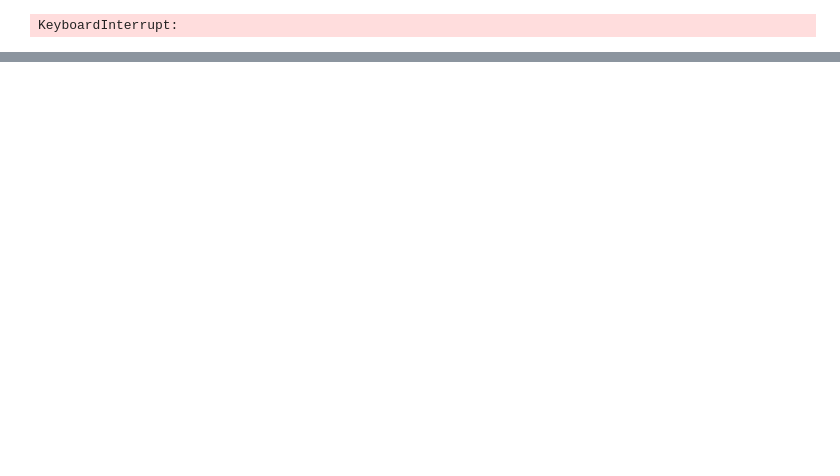
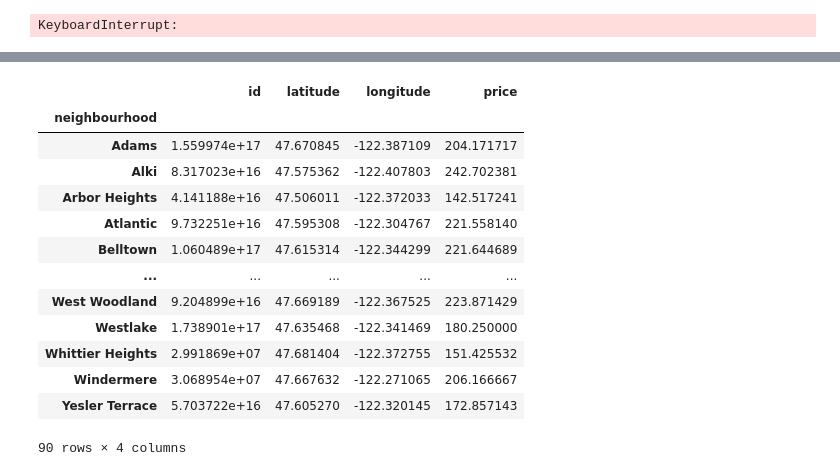
Before and after one commit to tweatherfordk/Linear-Regression-Housing-Model, a Jupyter notebook: Trystan/Airbnb_EDA_and_Cleaning.ipynb, the cells around one changed output, grey strips where cells are left out. Saved outputs shown, nothing was run; the diff lists cells and outputs as text; code cells hidden in the pictures; blank space fills up the shorter version.

```diff
--- a/Trystan/Airbnb_EDA_and_Cleaning.ipynb
+++ b/Trystan/Airbnb_EDA_and_Cleaning.ipynb
@@ -165 +331,19 @@ See the caveats in the documentation: https://pandas.pydata.org/pandas-docs/stab
+# %%
+nb_price_mean = df1.groupby(by=["neighbourhood"]).mean()
+nb_price_mean
+# %% [output]
+|  | id | latitude | longitude | price |
+| neighbourhood |  |  |  |  |
+| Adams | 1.559974e+17 | 47.670845 | -122.387109 | 204.171717 |
+| Alki | 8.317023e+16 | 47.575362 | -122.407803 | 242.702381 |
+| Arbor Heights | 4.141188e+16 | 47.506011 | -122.372033 | 142.517241 |
+| Atlantic | 9.732251e+16 | 47.595308 | -122.304767 | 221.558140 |
+| Belltown | 1.060489e+17 | 47.615314 | -122.344299 | 221.644689 |
+| ... | ... | ... | ... | ... |
+| West Woodland | 9.204899e+16 | 47.669189 | -122.367525 | 223.871429 |
+| Westlake | 1.738901e+17 | 47.635468 | -122.341469 | 180.250000 |
+| Whittier Heights | 2.991869e+07 | 47.681404 | -122.372755 | 151.425532 |
+| Windermere | 3.068954e+07 | 47.667632 | -122.271065 | 206.166667 |
+| Yesler Terrace | 5.703722e+16 | 47.605270 | -122.320145 | 172.857143 |
+90 rows × 4 columns
 # %%
```
Also changed, not shown: parts of 23 cells of this notebook, 3 other files.
